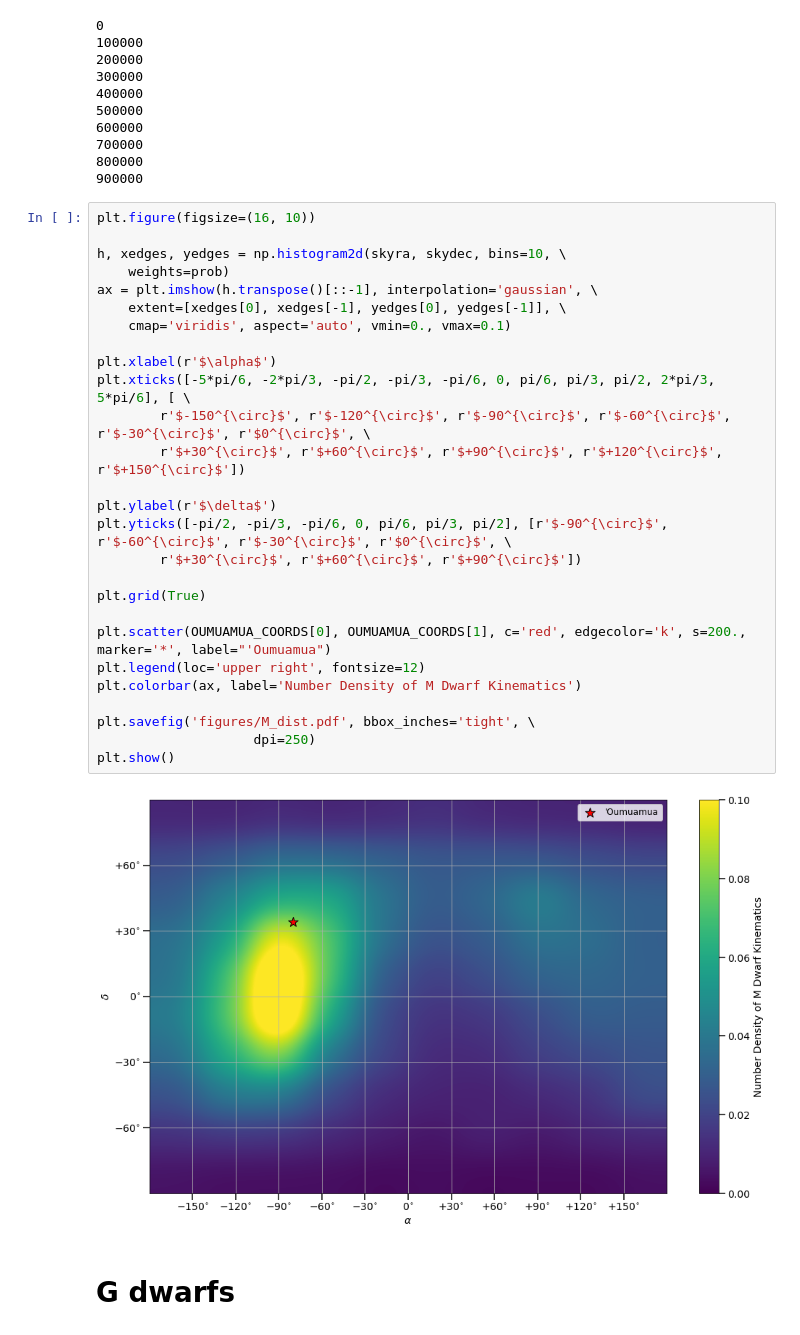
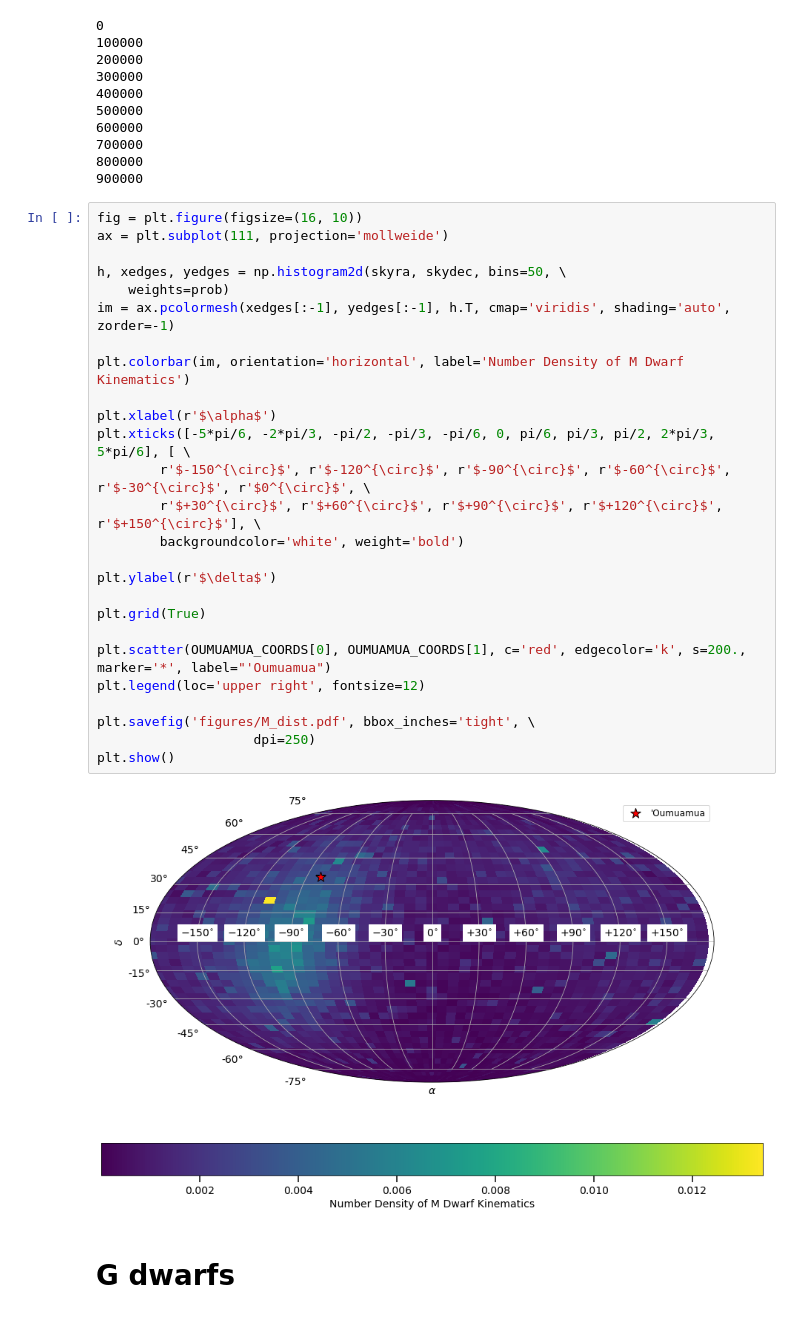
Before and after one commit to djhoover717/ISOAnalysis, a Jupyter notebook: test_skymap.ipynb, the cells around one changed output. Drawn from its saved outputs; the diff is of its cells as text.

Commit message:
Fixed Figure 1 plots

```diff
--- a/test_skymap.ipynb
+++ b/test_skymap.ipynb
@@ -88,34 +88,33 @@ for i, v in enumerate(vgal):
 800000
 900000
 # %%
-plt.figure(figsize=(16, 10))
+fig = plt.figure(figsize=(16, 10))
+ax = plt.subplot(111, projection='mollweide')
 
-h, xedges, yedges = np.histogram2d(skyra, skydec, bins=10, \
+h, xedges, yedges = np.histogram2d(skyra, skydec, bins=50, \
     weights=prob)
-ax = plt.imshow(h.transpose()[::-1], interpolation='gaussian', \
-    extent=[xedges[0], xedges[-1], yedges[0], yedges[-1]], \
-    cmap='viridis', aspect='auto', vmin=0., vmax=0.1)
+im = ax.pcolormesh(xedges[:-1], yedges[:-1], h.T, cmap='viridis', shading='auto', zorder=-1)
+
+plt.colorbar(im, orientation='horizontal', label='Number Density of M Dwarf Kinematics')
 
 plt.xlabel(r'$\alpha$')
 plt.xticks([-5*pi/6, -2*pi/3, -pi/2, -pi/3, -pi/6, 0, pi/6, pi/3, pi/2, 2*pi/3, 5*pi/6], [ \
         r'$-150^{\circ}$', r'$-120^{\circ}$', r'$-90^{\circ}$', r'$-60^{\circ}$', r'$-30^{\circ}$', r'$0^{\circ}$', \
-        r'$+30^{\circ}$', r'$+60^{\circ}$', r'$+90^{\circ}$', r'$+120^{\circ}$', r'$+150^{\circ}$'])
+        r'$+30^{\circ}$', r'$+60^{\circ}$', r'$+90^{\circ}$', r'$+120^{\circ}$', r'$+150^{\circ}$'], \
+        backgroundcolor='white', weight='bold')
 
 plt.ylabel(r'$\delta$')
-plt.yticks([-pi/2, -pi/3, -pi/6, 0, pi/6, pi/3, pi/2], [r'$-90^{\circ}$', r'$-60^{\circ}$', r'$-30^{\circ}$', r'$0^{\circ}$', \
-        r'$+30^{\circ}$', r'$+60^{\circ}$', r'$+90^{\circ}$'])
 
 plt.grid(True)
 
 plt.scatter(OUMUAMUA_COORDS[0], OUMUAMUA_COORDS[1], c='red', edgecolor='k', s=200., marker='*', label="'Oumuamua")
 plt.legend(loc='upper right', fontsize=12)
-plt.colorbar(ax, label='Number Density of M Dwarf Kinematics')
 
 plt.savefig('figures/M_dist.pdf', bbox_inches='tight', \
                     dpi=250)
 plt.show()
 # %% [output]
-[figure, old version]
+[figure, new version]
 # %% [markdown]
 # G dwarfs
 # %%
```
Also changed, not shown: parts of 2 cells of this notebook, 3 other files.
